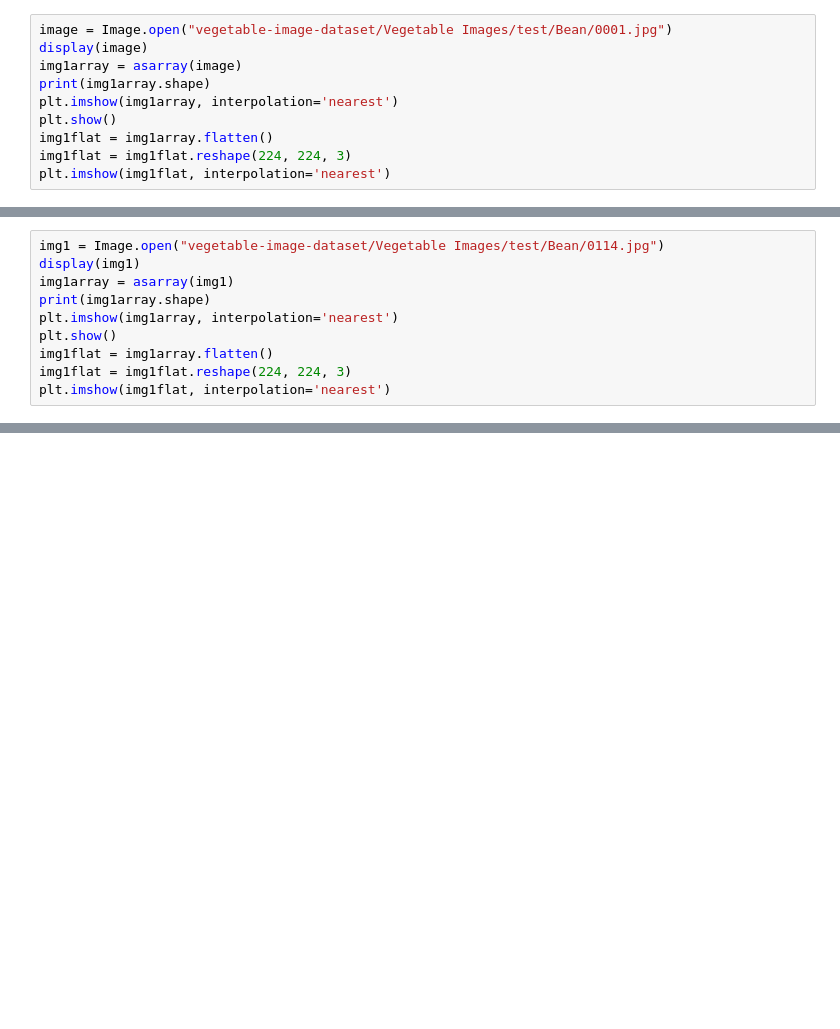
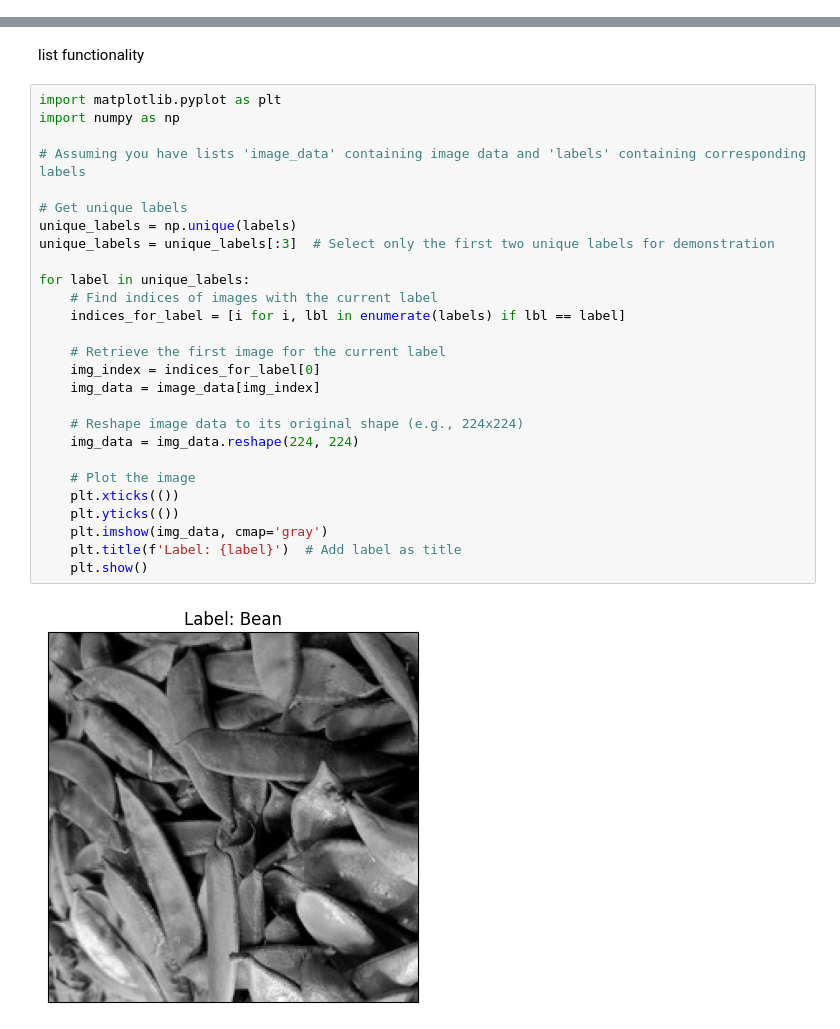
Before and after one commit to MaxBusha/CS-5324, a Jupyter notebook: Lab_2.ipynb, the cells around one changed output, grey strips where cells are left out. Cells and saved outputs as stored; diff of their text form; blank space fills up the shorter version.

Commit message:
list functionality push

```diff
--- a/Lab_2.ipynb
+++ b/Lab_2.ipynb
@@ -61,10 +48,0 @@ onlyfiles = [f for f in os.listdir(folder) if os.path.isfile(os.path.join(folder
-# %%
-image = Image.open("vegetable-image-dataset/Vegetable Images/test/Bean/0001.jpg")
-display(image)
-img1array = asarray(image)
-print(img1array.shape)
-plt.imshow(img1array, interpolation='nearest')
-plt.show()
-img1flat = img1array.flatten()
-img1flat = img1flat.reshape(224, 224, 3)
-plt.imshow(img1flat, interpolation='nearest')
@@ -77,10 +48,0 @@ plt.imshow(img1flat, interpolation='nearest')
-# %%
-img1 = Image.open("vegetable-image-dataset/Vegetable Images/test/Bean/0114.jpg")
-display(img1)
-img1array = asarray(img1)
-print(img1array.shape)
-plt.imshow(img1array, interpolation='nearest')
-plt.show()
-img1flat = img1array.flatten()
-img1flat = img1flat.reshape(224, 224, 3)
-plt.imshow(img1flat, interpolation='nearest')
@@ -204,0 +237,31 @@ for labels in unique_labels:
+# %% [markdown]
+list functionality
+# %%
+import matplotlib.pyplot as plt
+import numpy as np
+
+# Assuming you have lists 'image_data' containing image data and 'labels' containing corresponding labels
+
+# Get unique labels
+unique_labels = np.unique(labels)
+unique_labels = unique_labels[:3]  # Select only the first two unique labels for demonstration
+
+for label in unique_labels:
+    # Find indices of images with the current label
+    indices_for_label = [i for i, lbl in enumerate(labels) if lbl == label]
+
+    # Retrieve the first image for the current label
+    img_index = indices_for_label[0]
+    img_data = image_data[img_index]
+
+    # Reshape image data to its original shape (e.g., 224x224)
+    img_data = img_data.reshape(224, 224)
+
+    # Plot the image
+    plt.xticks(())
+    plt.yticks(())
+    plt.imshow(img_data, cmap='gray')
+    plt.title(f'Label: {label}')  # Add label as title
+    plt.show()
+# %% [output]
+[figure, added]
```
Also changed, not shown: parts of 61 cells of this notebook.
